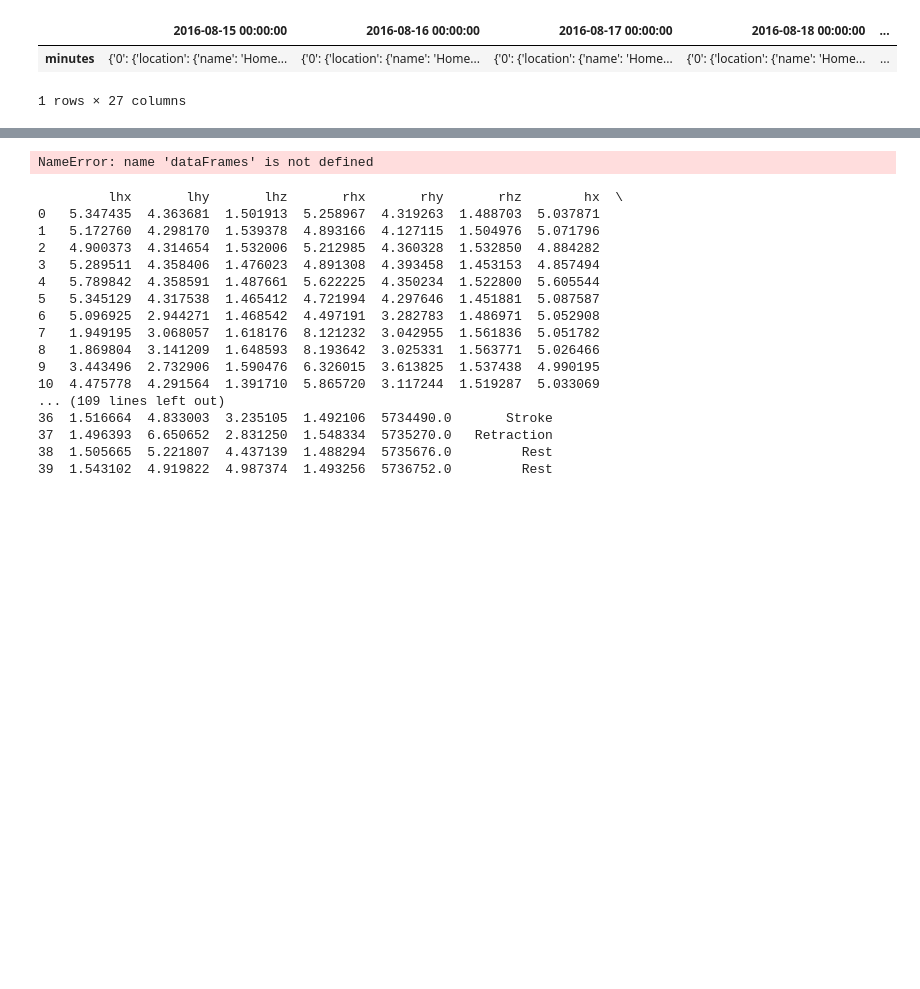
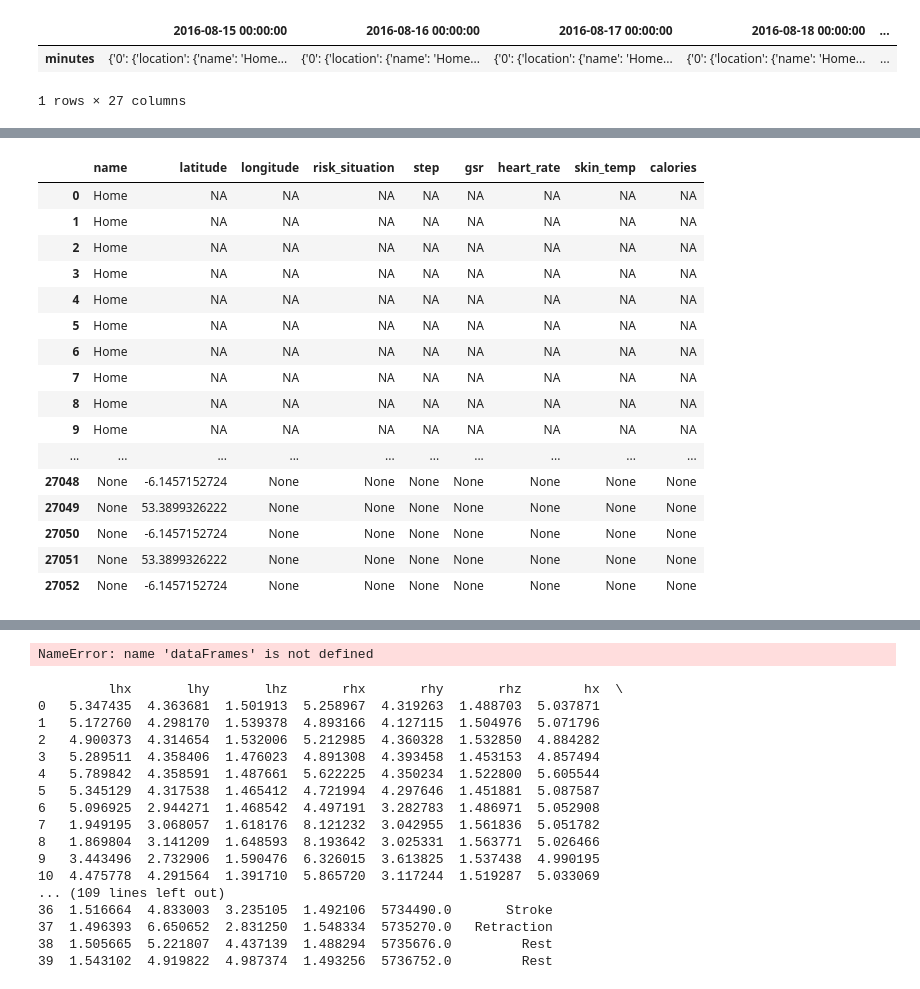
Before and after one commit to Tmehamli/PFE-IA, a Jupyter notebook: Prepare-detection-data.ipynb, the cells around one changed output, grey strips where cells are left out. Cells and saved outputs as stored; diff of their text form; code cells hidden in the pictures; blank space fills up the shorter version.

Commit message:
formalisation data avec bug '710' à corriger

```diff
--- a/Prepare-detection-data.ipynb
+++ b/Prepare-detection-data.ipynb
@@ -62,18 +25,0 @@ df
-# %%
-with open('LSC/full_dataset_annotation.json') as f:
-    data = json.loads(f.read())
-    json_normalize(data['2016-08-15'])
-data = {'name': [], 'latitude': [], 'longitude':[], 'image-id':[]}
-name,lat,lng,img_id = [],[],[],[]
-for date in data:
-    for result in data[date]:
-        if(result !='image-directory'):
-           # print(data['2016-08-15'][result]['0'])
-            #print(result)
-            data['name'].append(data[date][result]['0']['location']['name'])
-            print( data['name'])
-            data['latitude'].append(data[date][result]['0']['location']['latitude'])
-            data['longitude'].append(data[date][result]['0']['location']['longitude'])
-            data['image-id'].append(data[date][result]['0']['image']['image-id'])
-df = pd.DataFrame(data=data)
-df
@@ -85,0 +26,75 @@ dfObj
+# %%
+with open('LSC/full_dataset_annotation.json') as f:
+    data = json.loads(f.read())
+    json_normalize(data['2016-08-15'])
+name,lat,lng,risk_situation,step,gsr,heart_rate,skin_temp,calories = [],[],[],[],[],[],[],[],[]
+for date in data:
+    for result in data[date]:
+        if(result !='image-directory'):
+            for i in range(710):
+                if(len(data[date][result][str(i)]['location']['name']) == 0):
+                    name.append('NA')
+                else:
+                    name.append(data[date][result][str(i)]['location']['name'])
+
+                if(len(data[date][result][str(i)]['location']['latitude']) == 0):
+                    lat.append('NA')
+                else:
+                    lat.append(data[date][result][str(i)]['location']['latitude'])
+
+                if(len(data[date][result][str(i)]['location']['longitude']) == 0):
+                    lng.append('NA')
+                else:
+                    lat.append(data[date][result][str(i)]['location']['longitude'])
+
+                if(data[date][result][str(i)]['image']['risk_situation'] is None):
+                    risk_situation.append('NA')
+                else:
+                    risk_situation.append(data[date][result][str(i)]['image']['risk_situation'])
+
+                if(data[date][result][str(i)]['bodymetrics']['steps'] is None):
+                    step.append('NA')
+                else:
+                    step.append(data[date][result][str(i)]['bodymetrics']['steps'])
+
+                if(data[date][result][str(i)]['bodymetrics']['gsr'] is None):
+                    gsr.append('NA')
+                else:
+                    gsr.append(data[date][result][str(i)]['bodymetrics']['gsr'])
+
+                if(data[date][result][str(i)]['bodymetrics']['heart-rate'] is None):
+                    heart_rate.append('NA')
+                else:
+                    heart_rate.append(data[date][result][str(i)]['bodymetrics']['heart-rate'])
+
+                if(data[date][result][str(i)]['bodymetrics']['skin-temp'] is None):
+                    skin_temp.append('NA')
+                else:
+                    skin_temp.append(data[date][result][str(i)]['bodymetrics']['skin-temp'])
+
+                if(data[date][result][str(i)]['bodymetrics']['calories'] is None):
+                    calories.append('NA')
+                else:
+                    calories.append(data[date][result][str(i)]['bodymetrics']['calories'])
+
+df = pd.DataFrame([name,lat,lng,risk_situation,step,gsr,heart_rate,skin_temp,calories]).T
+df.columns = ["name", "latitude", "longitude", "risk_situation","step","gsr","heart_rate","skin_temp","calories"]
+df
+# %% [output]
+|  | name | latitude | longitude | risk_situation | step | gsr | heart_rate | skin_temp | calories |
+| 0 | Home | NA | NA | NA | NA | NA | NA | NA | NA |
+| 1 | Home | NA | NA | NA | NA | NA | NA | NA | NA |
+| 2 | Home | NA | NA | NA | NA | NA | NA | NA | NA |
+| 3 | Home | NA | NA | NA | NA | NA | NA | NA | NA |
+| 4 | Home | NA | NA | NA | NA | NA | NA | NA | NA |
+| 5 | Home | NA | NA | NA | NA | NA | NA | NA | NA |
+| 6 | Home | NA | NA | NA | NA | NA | NA | NA | NA |
+| 7 | Home | NA | NA | NA | NA | NA | NA | NA | NA |
+| 8 | Home | NA | NA | NA | NA | NA | NA | NA | NA |
+| 9 | Home | NA | NA | NA | NA | NA | NA | NA | NA |
+| ... | ... | ... | ... | ... | ... | ... | ... | ... | ... |
+| 27048 | None | -6.1457152724 | None | None | None | None | None | None | None |
+| 27049 | None | 53.3899326222 | None | None | None | None | None | None | None |
+| 27050 | None | -6.1457152724 | None | None | None | None | None | None | None |
+| 27051 | None | 53.3899326222 | None | None | None | None | None | None | None |
+| 27052 | None | -6.1457152724 | None | None | None | None | None | None | None |
```
Also changed, not shown: parts of 4 cells of this notebook, 1 other file.
